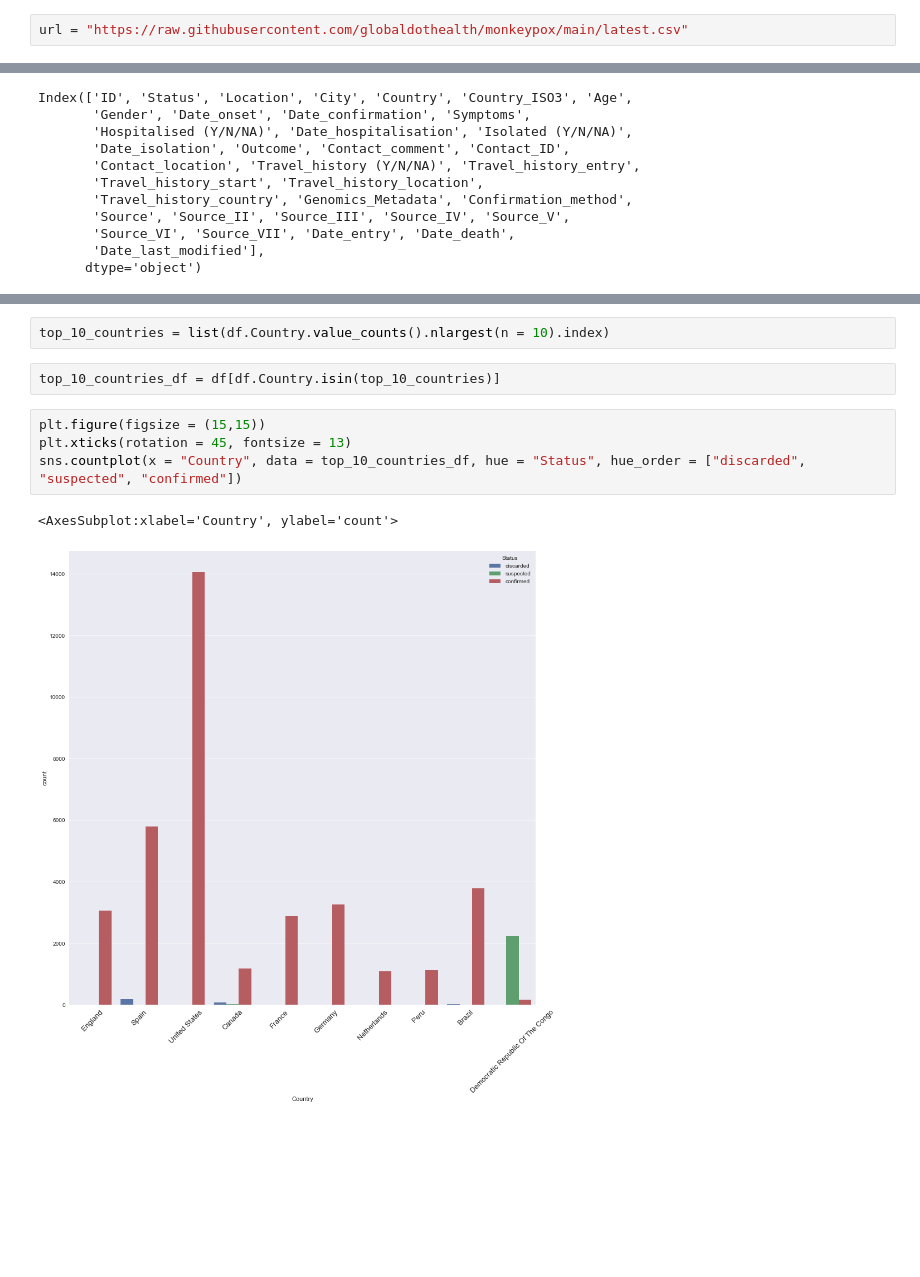
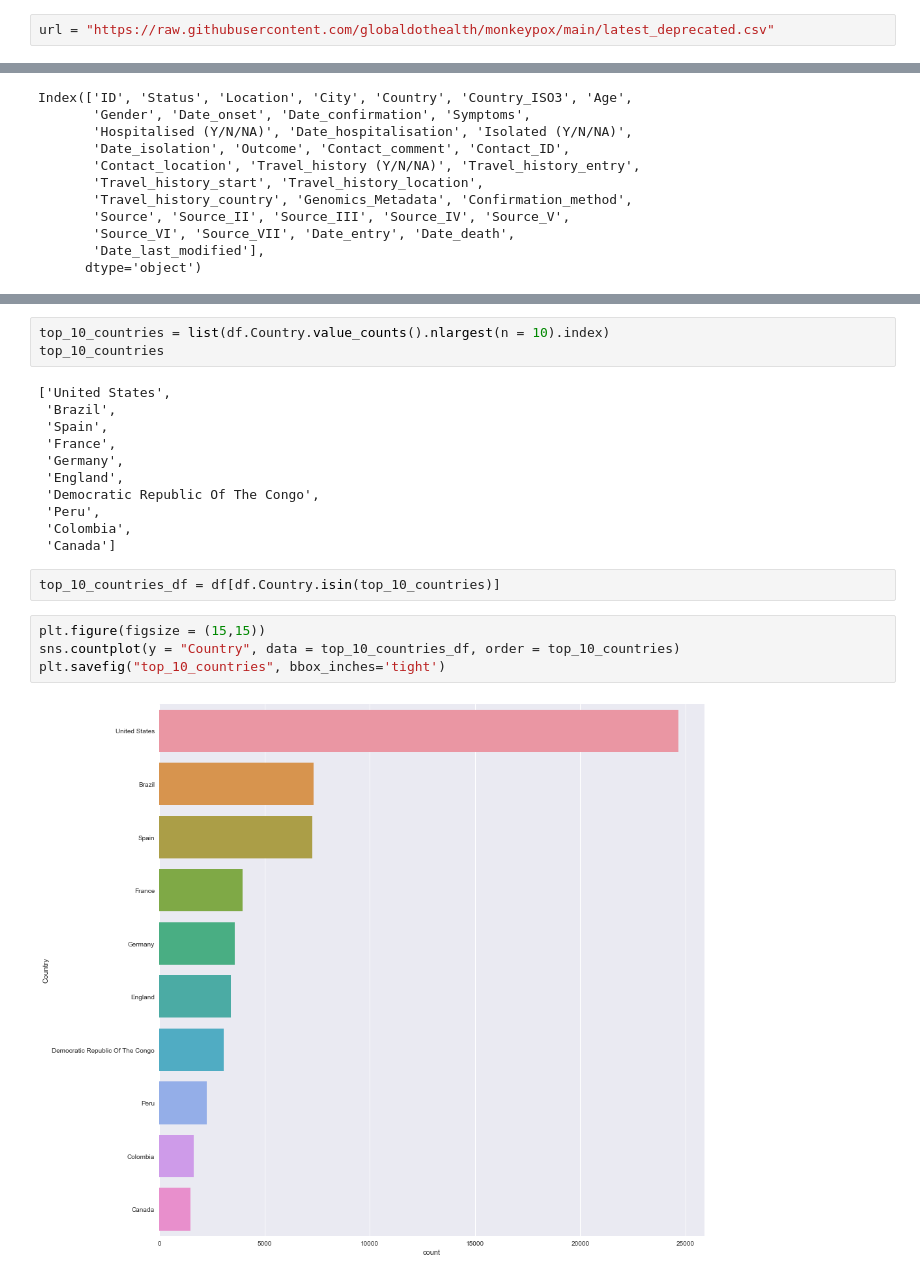
Before and after one commit to SiyangCai/Monkeypox, a Jupyter notebook: Data walkthrough.ipynb, the cells around one changed output, grey strips where cells are left out. Saved outputs shown, nothing was run; the diff lists cells and outputs as text; blank space fills up the shorter version.

```diff
--- a/Data walkthrough.ipynb
+++ b/Data walkthrough.ipynb
@@ -8,7 +8,7 @@ import stylecloud
 # %%
 style.use("seaborn")
 # %%
-url = "https://raw.githubusercontent.com/globaldothealth/monkeypox/main/latest.csv"
+url = "https://raw.githubusercontent.com/globaldothealth/monkeypox/main/latest_deprecated.csv"
 # %%
 df = pd.read_csv(url)
 df
@@ -171,14 +218,25 @@ df.groupby(["Status", "Country"]).count()
 # %%
 top_10_countries = list(df.Country.value_counts().nlargest(n = 10).index)
+top_10_countries
+# %% [output]
+['United States',
+ 'Brazil',
+ 'Spain',
+ 'France',
+ 'Germany',
+ 'England',
+ 'Democratic Republic Of The Congo',
+ 'Peru',
+ 'Colombia',
+ 'Canada']
 # %%
 top_10_countries_df = df[df.Country.isin(top_10_countries)]
 # %%
 plt.figure(figsize = (15,15))
-plt.xticks(rotation = 45, fontsize = 13)
-sns.countplot(x = "Country", data = top_10_countries_df, hue = "Status", hue_order = ["discarded", "suspected", "confirmed"])
+sns.countplot(y = "Country", data = top_10_countries_df, order = top_10_countries)
+plt.savefig("top_10_countries", bbox_inches='tight')
 # %% [output]
-<AxesSubplot:xlabel='Country', ylabel='count'>
-[figure, old version]
+[figure, new version]
 # %%
 pd.to_datetime(df["Date_confirmation"])
 df.groupby("Date_confirmation")["Status"].count().plot(kind = "line")
```
Also changed, not shown: parts of 21 cells of this notebook.
